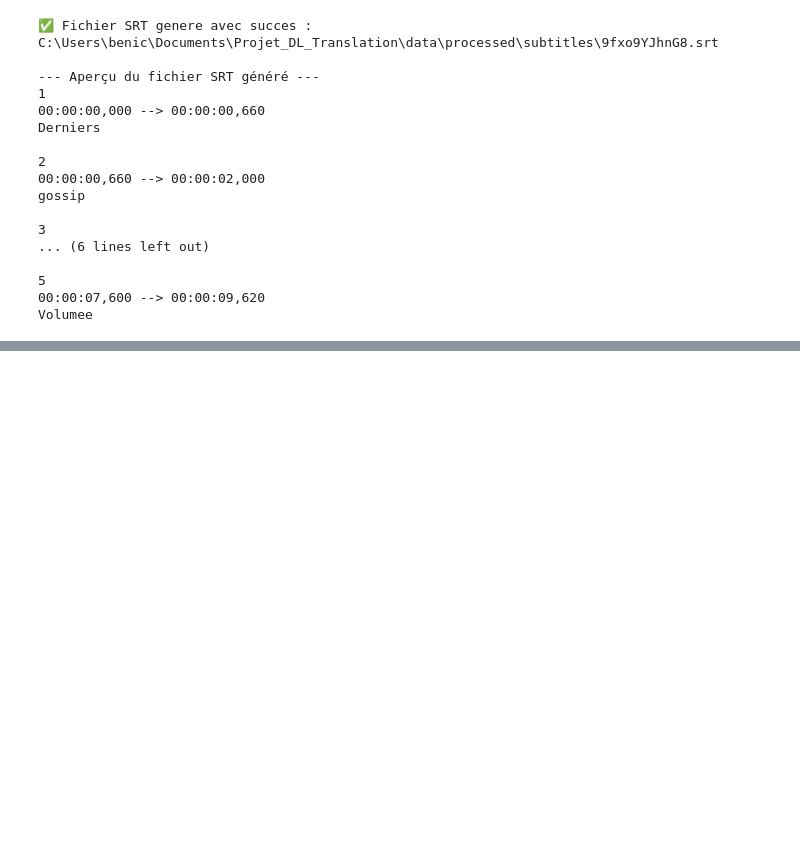
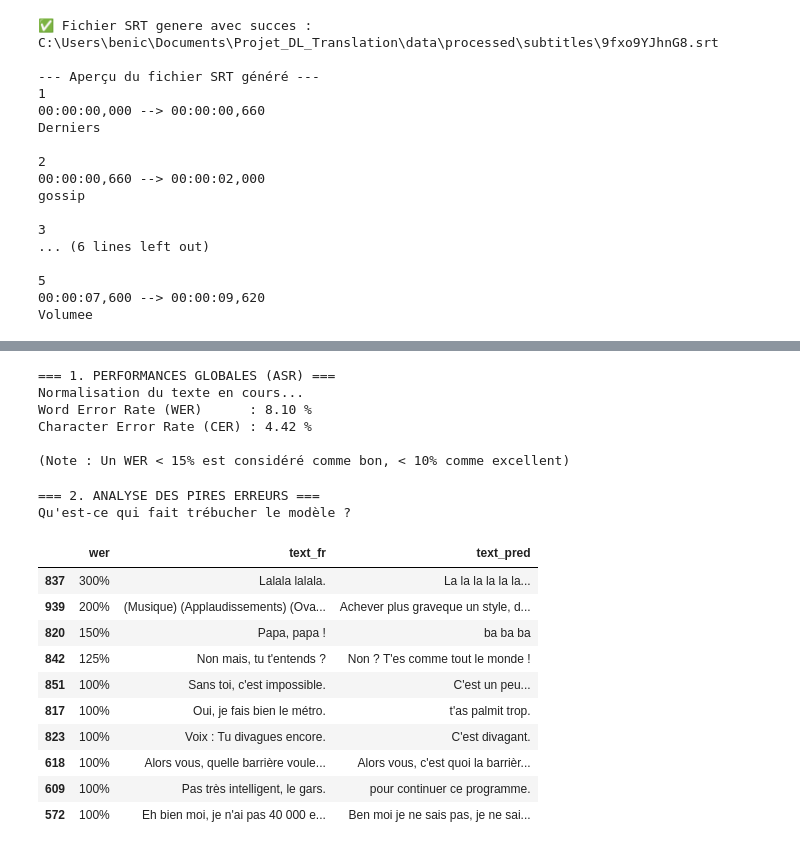
Before and after one commit to CoverilleCodeGit00/Project_DL_Translation, a Jupyter notebook: notebooks/03_asr_inference.ipynb.ipynb, the cells around one changed output, grey strips where cells are left out. Cells and saved outputs as stored; diff of their text form; code cells hidden in the pictures; blank space fills up the shorter version.

```diff
--- a/notebooks/03_asr_inference.ipynb.ipynb
+++ b/notebooks/03_asr_inference.ipynb.ipynb
@@ -105,0 +122,49 @@ pd.reset_option('display.max_colwidth')
+# %%
+csv_results_path = ROOT_DIR / "data" / "processed" / "valid_asr_results.csv"
+
+# Initialisation de notre Juge
+evaluator = ASREvaluator(csv_path=csv_results_path)
+
+print("=== 1. PERFORMANCES GLOBALES (ASR) ===")
+wer, cer = evaluator.compute_global_metrics()
+
+print(f"Word Error Rate (WER)      : {wer * 100:.2f} %")
+print(f"Character Error Rate (CER) : {cer * 100:.2f} %")
+
+print("\n(Note : Un WER < 15% est considéré comme bon, < 10% comme excellent)")
+# %% [output]
+=== 1. PERFORMANCES GLOBALES (ASR) ===
+Normalisation du texte en cours...
+Word Error Rate (WER)      : 8.10 %
+Character Error Rate (CER) : 4.42 %
+
+(Note : Un WER < 15% est considéré comme bon, < 10% comme excellent)
+# %%
+print("=== 2. ANALYSE DES PIRES ERREURS ===")
+print("Qu'est-ce qui fait trébucher le modèle ?\n")
+
+worst_df = evaluator.get_worst_segments(top_n=10)
+
+pd.set_option('display.max_colwidth', None)
+display_cols = ['wer', 'text_fr', 'text_pred']
+
+# On met le WER en pourcentage pour l'affichage
+worst_display = worst_df[display_cols].copy()
+worst_display['wer'] = worst_display['wer'].apply(lambda x: f"{x*100:.0f}%")
+
+display(worst_display)
+pd.reset_option('display.max_colwidth')
+# %% [output]
+=== 2. ANALYSE DES PIRES ERREURS ===
+Qu'est-ce qui fait trébucher le modèle ?
+|  | wer | text_fr | text_pred |
+| 837 | 300% | Lalala lalala. | La la la la la la... |
+| 939 | 200% | (Musique) (Applaudissements) (Ova... | Achever plus graveque un style, d... |
+| 820 | 150% | Papa, papa ! | ba ba ba |
+| 842 | 125% | Non mais, tu t'entends ? | Non ? T'es comme tout le monde ! |
+| 851 | 100% | Sans toi, c'est impossible. | C'est un peu... |
+| 817 | 100% | Oui, je fais bien le métro. | t'as palmit trop. |
+| 823 | 100% | Voix : Tu divagues encore. | C'est divagant. |
+| 618 | 100% | Alors vous, quelle barrière voule... | Alors vous, c'est quoi la barrièr... |
+| 609 | 100% | Pas très intelligent, le gars. | pour continuer ce programme. |
+| 572 | 100% | Eh bien moi, je n'ai pas 40 000 e... | Ben moi je ne sais pas, je ne sai... |
```
Also changed, not shown: parts of 4 cells of this notebook, 8 other files.
